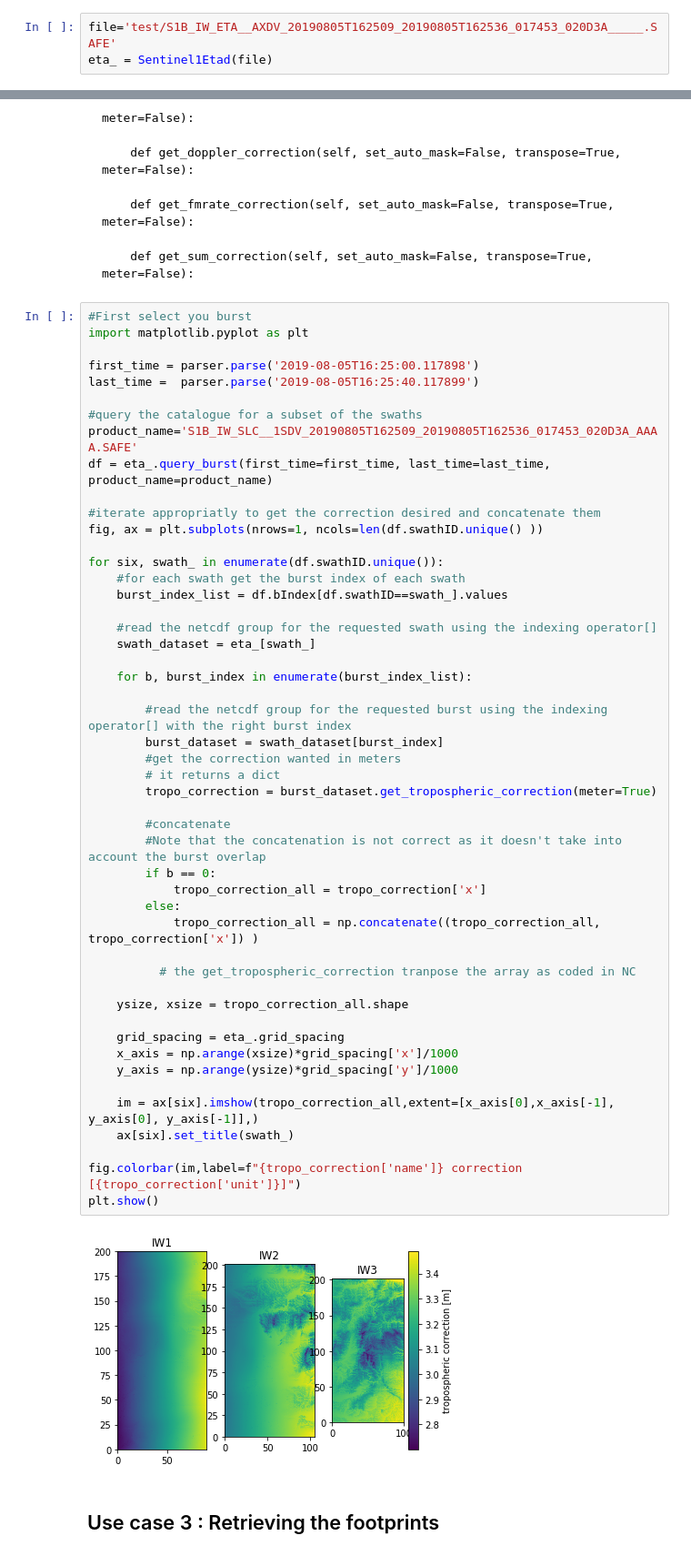
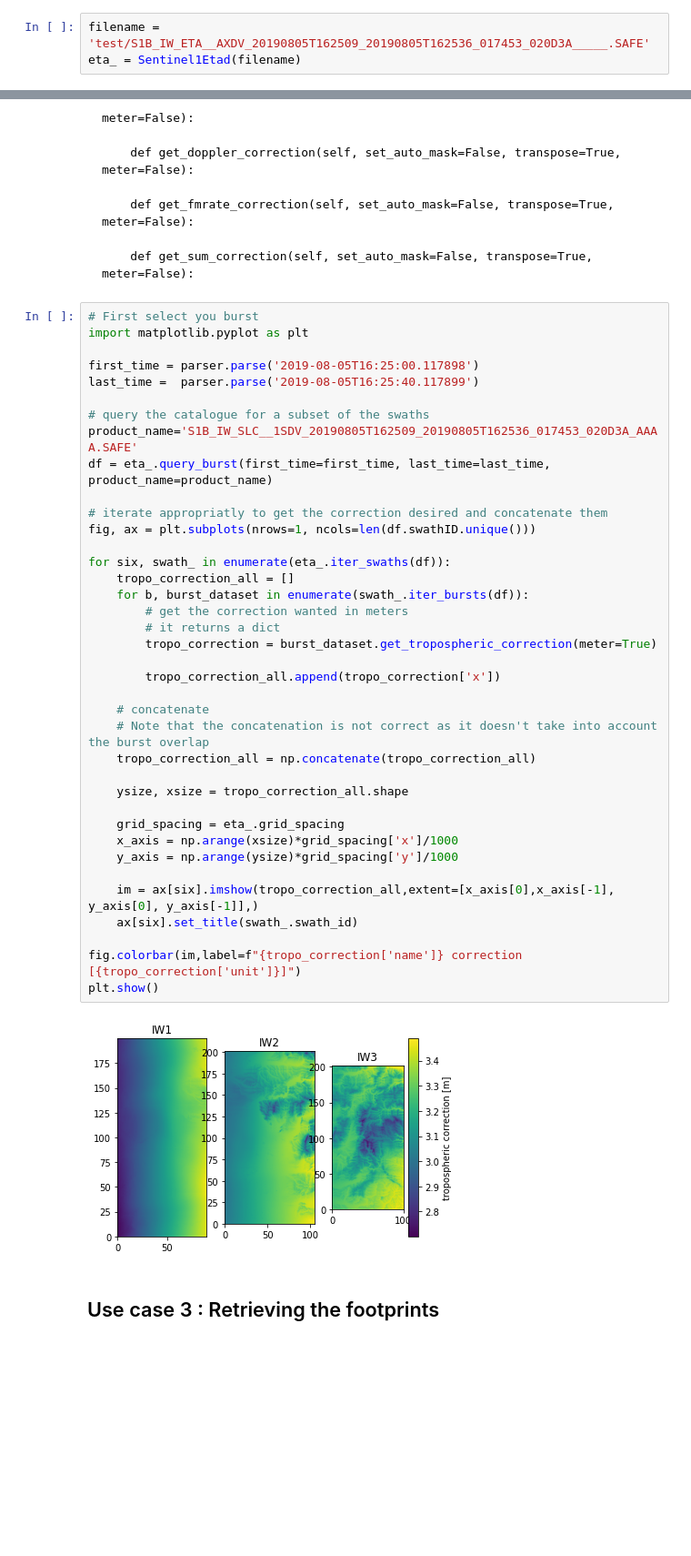
Before and after one commit to s1tools/s1-etad, a Jupyter notebook: dlr_etad.ipynb, the cells around one changed output, grey strips where cells are left out. Shown: that part at 91% size. Cells and saved outputs as stored; diff of their text form; blank space fills up the shorter version.

````diff
--- a/dlr_etad.ipynb
+++ b/dlr_etad.ipynb
@@ -12,3 +13,3 @@ The autoreload extension is already loaded. To reload it, use:
 # %%
-file='test/S1B_IW_ETA__AXDV_20190805T162509_20190805T162536_017453_020D3A_____.SAFE'
-eta_ = Sentinel1Etad(file)
+filename = 'test/S1B_IW_ETA__AXDV_20190805T162509_20190805T162536_017453_020D3A_____.SAFE'
+eta_ = Sentinel1Etad(filename)
@@ -181,56 +329,45 @@ The Sentinel1Etad Class allows to access the netcdf product to retrieve the corr
     def get_sum_correction(self, set_auto_mask=False, transpose=True, meter=False):
 ```
 # %%
-#First select you burst
+# First select you burst
 import matplotlib.pyplot as plt
 
 first_time = parser.parse('2019-08-05T16:25:00.117898')
 last_time =  parser.parse('2019-08-05T16:25:40.117899')
 
-#query the catalogue for a subset of the swaths
+# query the catalogue for a subset of the swaths
 product_name='S1B_IW_SLC__1SDV_20190805T162509_20190805T162536_017453_020D3A_AAAA.SAFE'
 df = eta_.query_burst(first_time=first_time, last_time=last_time, product_name=product_name)
 
-#iterate appropriatly to get the correction desired and concatenate them
-fig, ax = plt.subplots(nrows=1, ncols=len(df.swathID.unique() ))
+# iterate appropriatly to get the correction desired and concatenate them
+fig, ax = plt.subplots(nrows=1, ncols=len(df.swathID.unique()))
 
-for six, swath_ in enumerate(df.swathID.unique()):
-    #for each swath get the burst index of each swath
-    burst_index_list = df.bIndex[df.swathID==swath_].values
-
-    #read the netcdf group for the requested swath using the indexing operator[]
-    swath_dataset = eta_[swath_]
-
-    for b, burst_index in enumerate(burst_index_list):
-
-        #read the netcdf group for the requested burst using the indexing operator[] with the right burst index
-        burst_dataset = swath_dataset[burst_index]
-        #get the correction wanted in meters
+for six, swath_ in enumerate(eta_.iter_swaths(df)):
+    tropo_correction_all = []
+    for b, burst_dataset in enumerate(swath_.iter_bursts(df)):
+        # get the correction wanted in meters
         # it returns a dict
         tropo_correction = burst_dataset.get_tropospheric_correction(meter=True)
 
-        #concatenate
-        #Note that the concatenation is not correct as it doesn't take into account the burst overlap
-        if b == 0:
-            tropo_correction_all = tropo_correction['x']
-        else:
-            tropo_correction_all = np.concatenate((tropo_correction_all, tropo_correction['x']) )
+        tropo_correction_all.append(tropo_correction['x'])
 
-          # the get_tropospheric_correction tranpose the array as coded in NC
+    # concatenate
+    # Note that the concatenation is not correct as it doesn't take into account the burst overlap
+    tropo_correction_all = np.concatenate(tropo_correction_all)
 
     ysize, xsize = tropo_correction_all.shape
 
     grid_spacing = eta_.grid_spacing
     x_axis = np.arange(xsize)*grid_spacing['x']/1000
     y_axis = np.arange(ysize)*grid_spacing['y']/1000
 
     im = ax[six].imshow(tropo_correction_all,extent=[x_axis[0],x_axis[-1], y_axis[0], y_axis[-1]],)
-    ax[six].set_title(swath_)
+    ax[six].set_title(swath_.swath_id)
 
 fig.colorbar(im,label=f"{tropo_correction['name']} correction [{tropo_correction['unit']}]")
 plt.show()
 # %% [output]
-[figure, old version]
+[figure, new version]
 # %% [markdown]
 ## Use case 3 : Retrieving the footprints
 # %%
````
Also changed, not shown: parts of 40 cells of this notebook.
